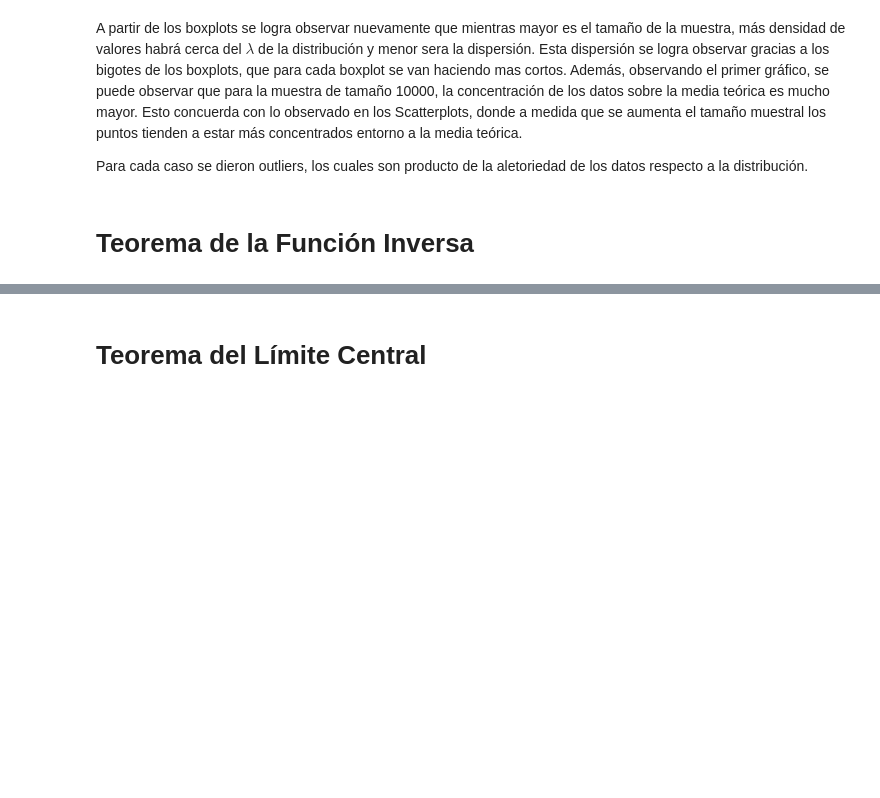
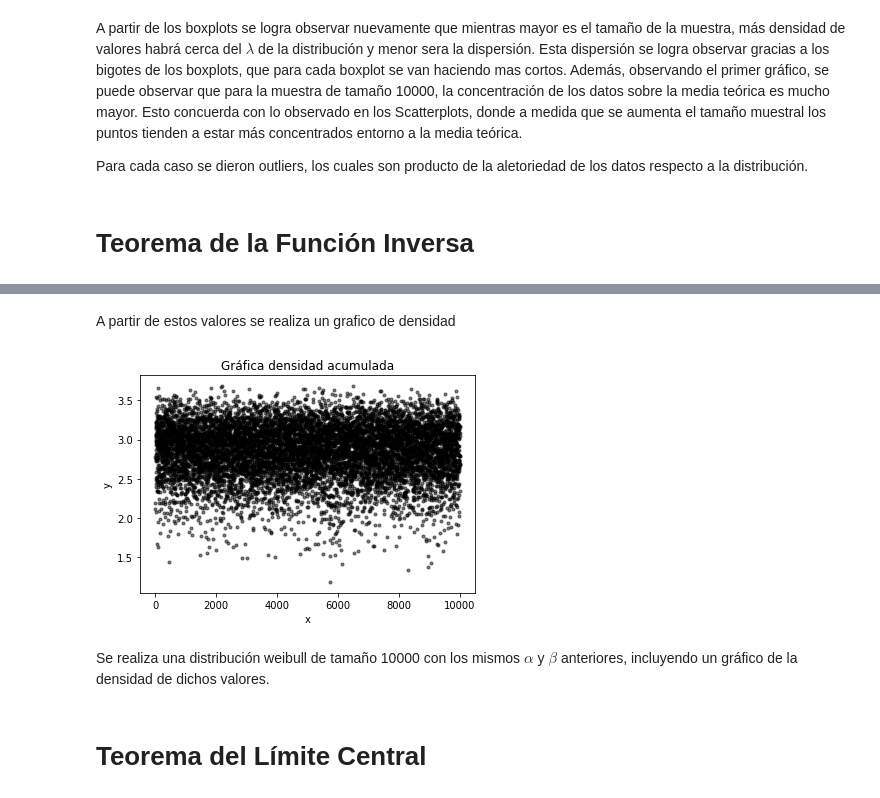
Before and after one commit to Umauro/LabEstaca3, a Jupyter notebook: Pellizzari_Vega_Lab3.ipynb, the cells around one changed output, grey strips where cells are left out. Saved outputs shown, nothing was run; the diff lists cells and outputs as text; code cells hidden in the pictures; blank space fills up the shorter version.

```diff
--- a/Pellizzari_Vega_Lab3.ipynb
+++ b/Pellizzari_Vega_Lab3.ipynb
@@ -217,0 +215,17 @@ $$ F^{-1}(u) = 3\left(-ln(1 - u)\right)^{\frac{1}{10}}$$
+# %%
+valores_aleatorios= np.random.uniform(0,1,10000)
+acumulada_inversa = [((3)*(-(np.log(1-i)))**(1/10)) for i in valores_aleatorios]
+# %% [markdown]
+A partir de estos valores se realiza un grafico de densidad
+# %%
+colors = (0,0,0)
+area = np.pi*3
+plt.scatter(list(range(10000)), acumulada_inversa, s=area, c=colors, alpha=0.5)
+plt.title('Gráfica densidad acumulada')
+plt.xlabel('x')
+plt.ylabel('y')
+plt.show()
+# %% [output]
+[figure, added]
+# %% [markdown]
+Se realiza una distribución weibull de tamaño 10000 con los mismos $\alpha$ y $\beta$ anteriores, incluyendo un gráfico de la densidad de dichos valores.
```
Also changed, not shown: parts of 8 cells of this notebook, 2 other files.
